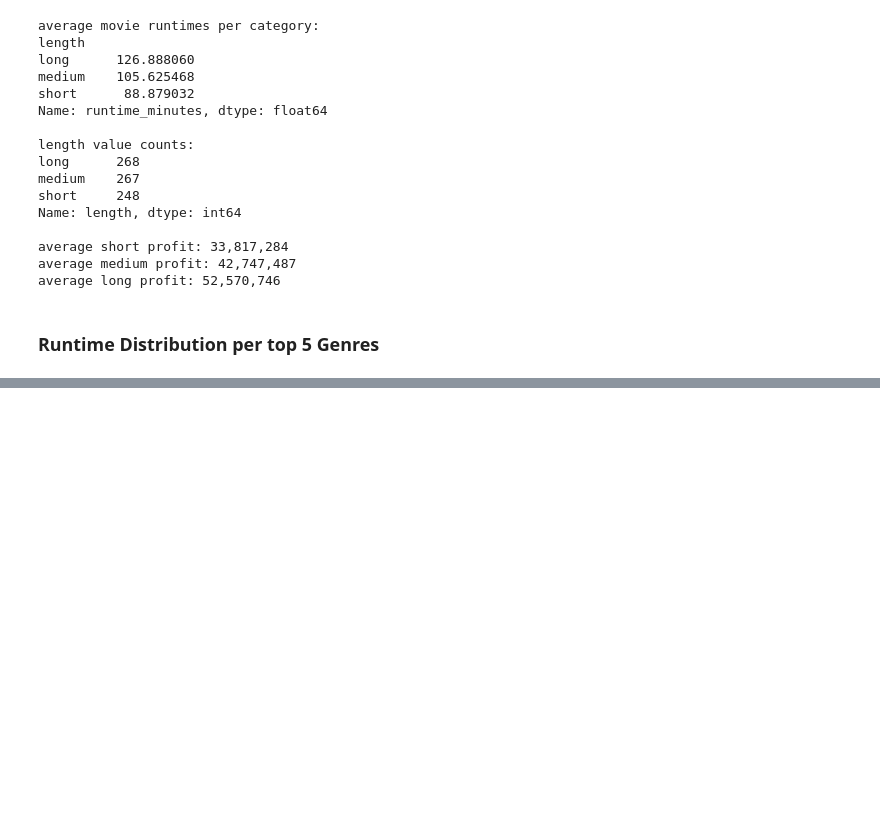
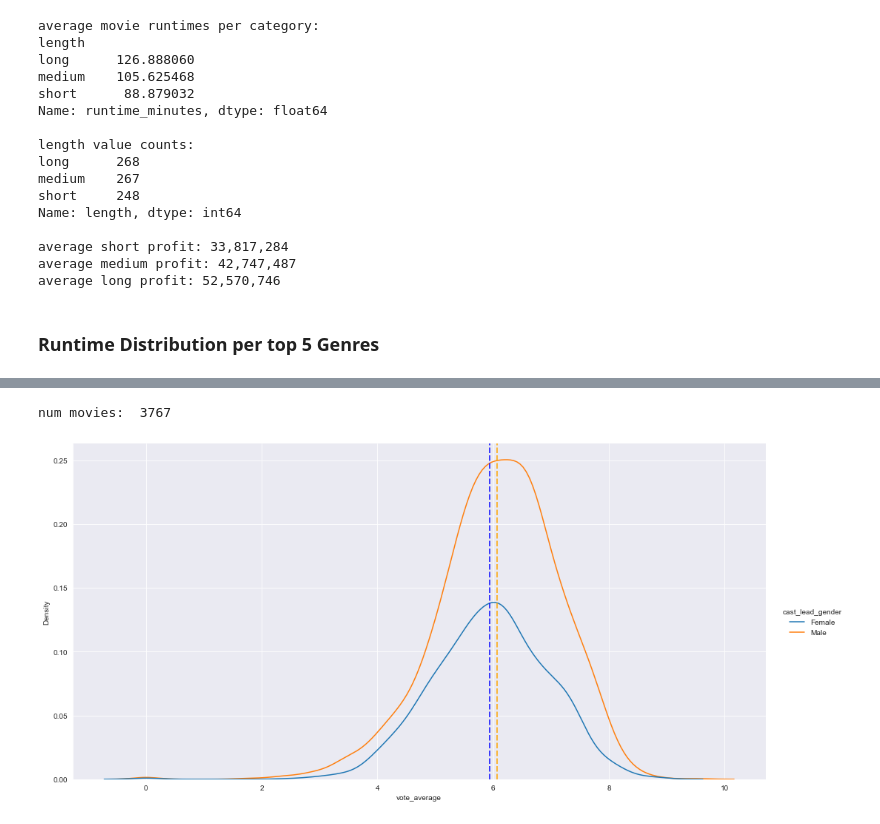
Before and after one commit to alexanderdaffara/Movies_Insights_EDA, a Jupyter notebook: Alex-Notebook.ipynb, the cells around one changed output, grey strips where cells are left out. Cells and saved outputs as stored; diff of their text form; code cells hidden in the pictures; blank space fills up the shorter version.

```diff
--- a/Alex-Notebook.ipynb
+++ b/Alex-Notebook.ipynb
@@ -731,0 +835,22 @@ plt.show()
+# %%
+min_votes = 10
+gender_rating_df = kaggle_cleaned_df.loc[kaggle_cleaned_df['vote_count'] >= min_votes,
+                                         ['vote_average','vote_count','revenue','cast_lead_gender']]
+print('num movies: ', len(gender_rating_df))
+
+
+sns.set_style('darkgrid')
+
+data = gender_rating_df
+ax = sns.displot(x = 'vote_average', data=data, hue='cast_lead_gender', kind='kde', height=7, aspect=2)
+
+female_mean = gender_rating_df.groupby('cast_lead_gender').mean().loc['Female', 'vote_average']
+plt.axvline(female_mean,0,200, color='blue', dashes=[5,2])
+male_mean = gender_rating_df.groupby('cast_lead_gender').mean().loc['Male', 'vote_average']
+plt.axvline(male_mean,0,200, color='orange', dashes=[5,2])
+# # plt.axvline(gender_rating_df.groupby('cast_lead_gender').mean().loc['Female', 'vote_average'],0,1)
+# plt.axvline(gender_rating_df.groupby('cast_lead_gender').mean().loc['Male', 'vote_average'],0,1)
+plt.show()
+# %% [output]
+num movies:  3767
+[figure, added]
```
Also changed, not shown: parts of 22 cells of this notebook.
